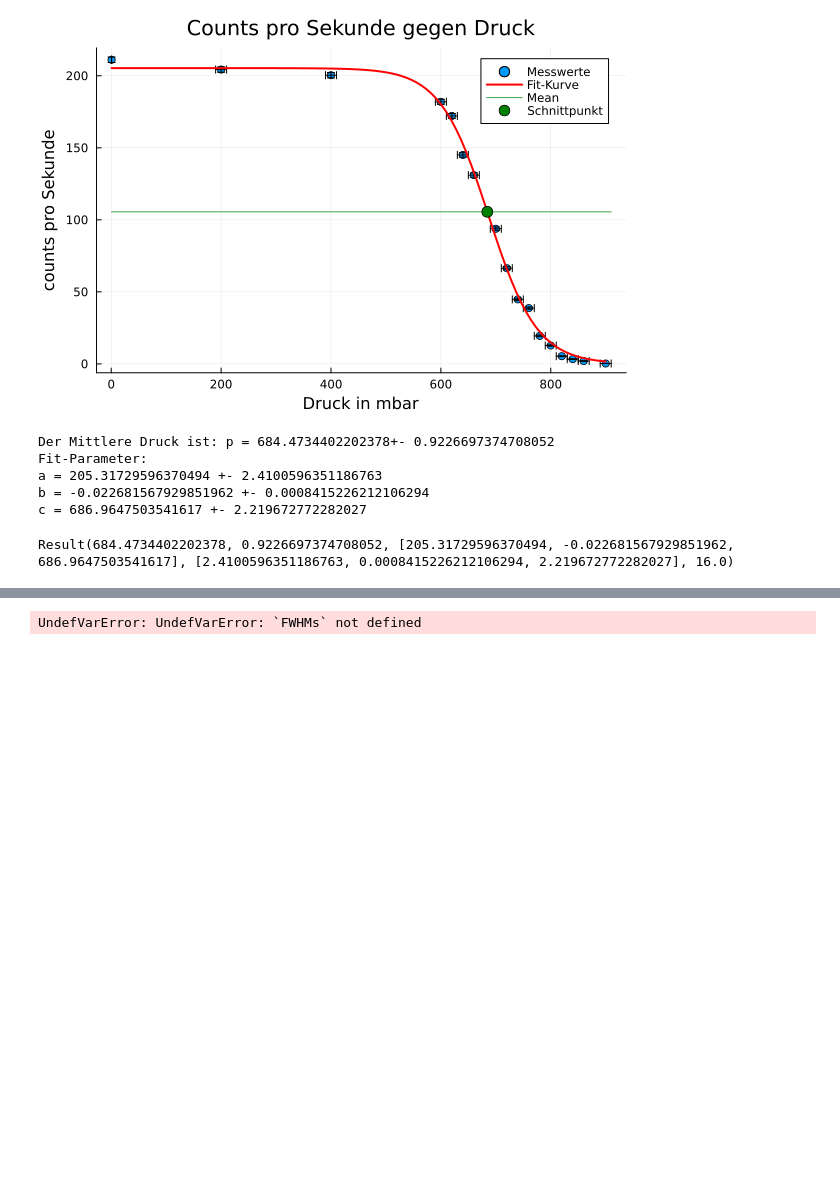
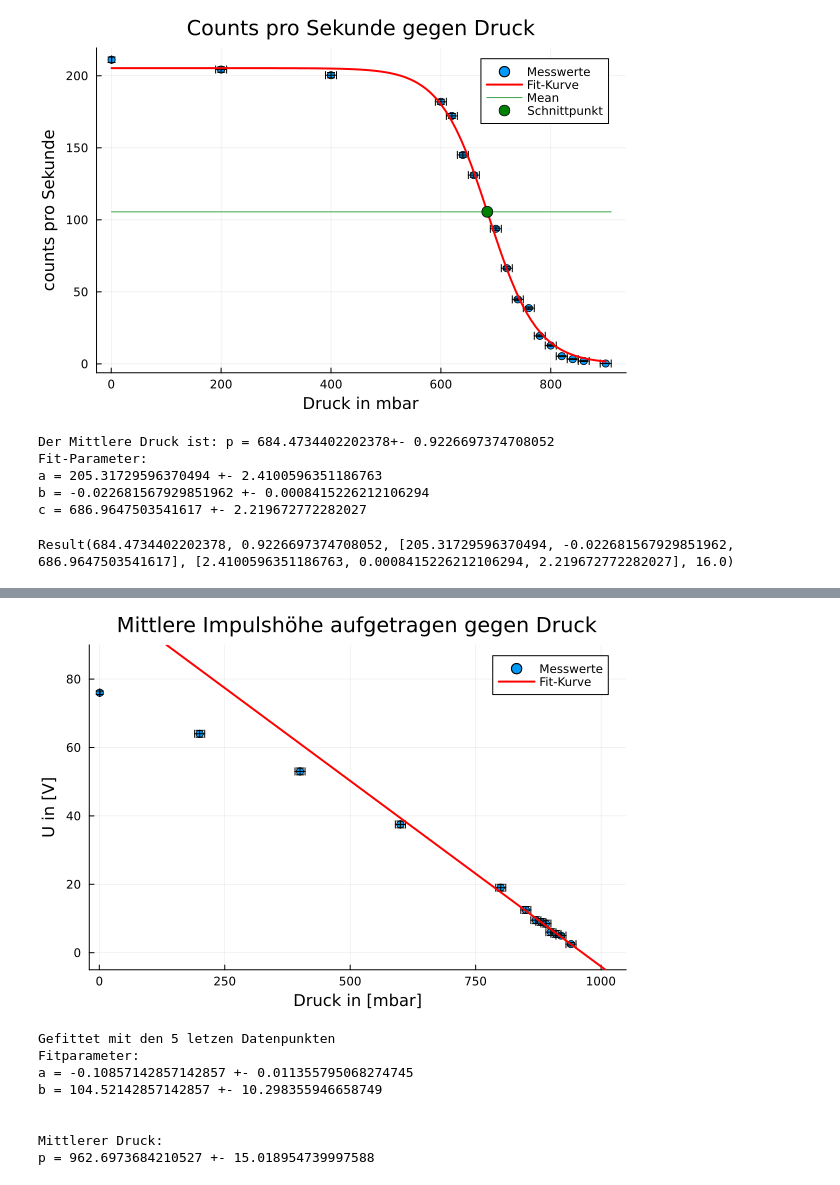
Before and after one commit to Baryonics/pb_ktp_3_3, a Jupyter notebook: code/reichweiten.ipynb, the cells around one changed output, grey strips where cells are left out. Saved outputs shown, nothing was run; the diff lists cells and outputs as text; code cells hidden in the pictures; blank space fills up the shorter version.

```diff
--- a/code/reichweiten.ipynb
+++ b/code/reichweiten.ipynb
@@ -117,4 +133,12 @@ Result(684.4734402202378, 0.9226697374708052, [205.31729596370494, -0.0226815679
 # %%
-plot_p_U("d1.csv")
+plot_p_U("d2.csv",5)
 # %% [output]
+[figure, added]
-UndefVarError: UndefVarError: `FWHMs` not defined
+Gefittet mit den 5 letzen Datenpunkten
+Fitparameter:
+a = -0.10857142857142857 +- 0.011355795068274745
+b = 104.52142857142857 +- 10.298355946658749
+
+
+Mittlerer Druck:
+p = 962.6973684210527 +- 15.018954739997588
```
Also changed, not shown: parts of 7 cells of this notebook, 11 other files.
